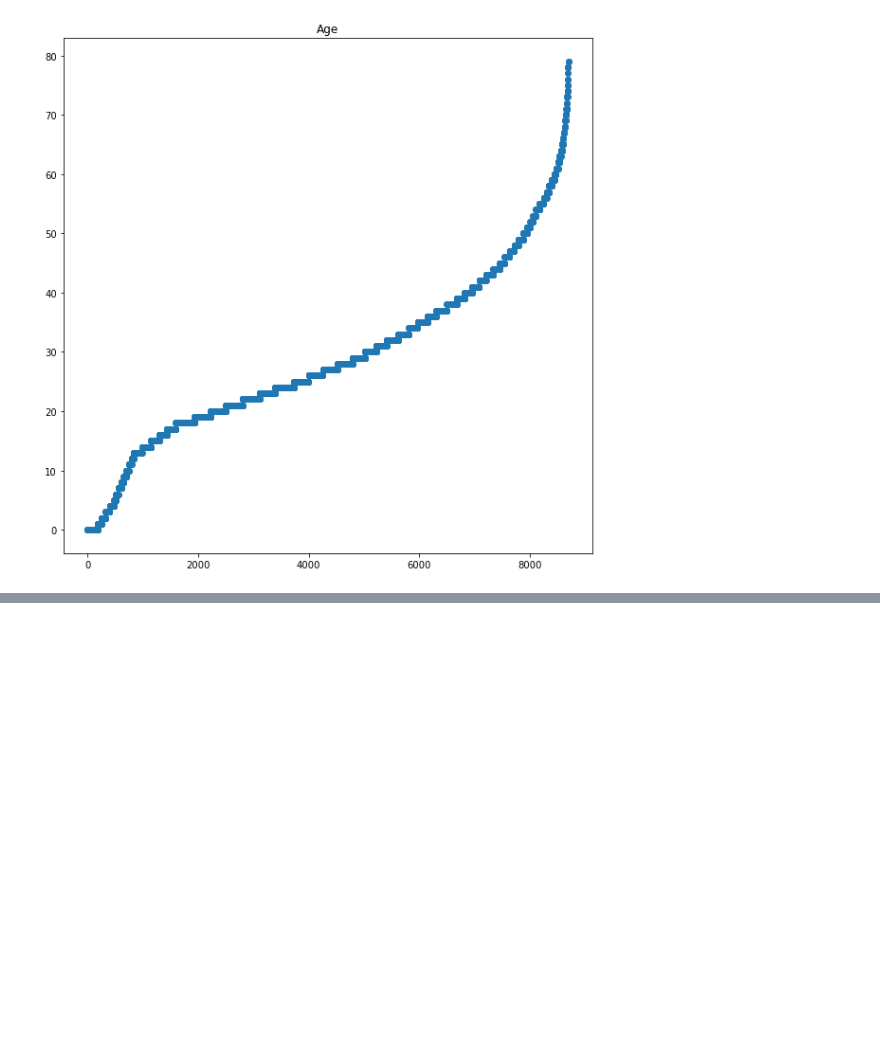
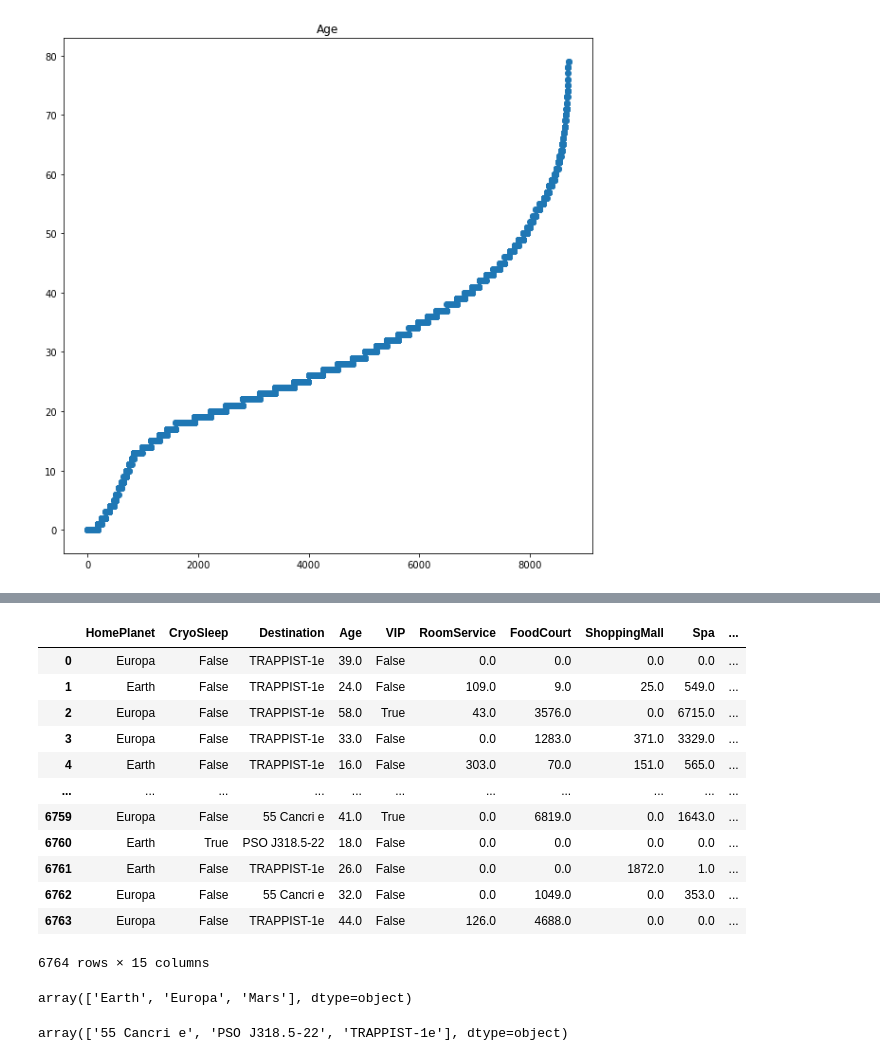
Before and after one commit to HyeogDo/spaceship_titanic, a Jupyter notebook: starting.ipynb, the cells around one changed output, grey strips where cells are left out. Drawn from its saved outputs; the diff is of its cells as text; code cells hidden in the pictures; blank space fills up the shorter version.

```diff
--- a/starting.ipynb
+++ b/starting.ipynb
@@ -157,0 +179,3 @@ VRDeck
+# %%
+# 필요없는 두 컬럼 제거
+train_na.drop(["PassengerId", "PassengerGroup"], axis=1, inplace=True)
@@ -157,0 +186,8 @@ VRDeck
+# %%
+# Cabin 컬럼 분할 -> Cabin Grade(등급), CabinLoc(위치) 두개의 파생컬럼 생성
+train_na["CabinGrade"] = ""
+train_na["CabinLoc"] = ""
+for i in range(len(train_na)):
+    train_na.loc[i, "CabinGrade"] = train_na.loc[i, "Cabin"].split("/")[0]
+    train_na.loc[i, "CabinLoc"] = train_na.loc[i, "Cabin"].split("/")[2]
+train_na.head()
@@ -157,0 +201,9 @@ VRDeck
+# %%
+train_na.drop("Cabin", axis=1, inplace=True)
+# %%
+# Underage(미성년 여부) 컬럼 추가
+train_na["Underage"] = 0
+for i in range(len(train_na)):
+    if train_na.loc[i, "Age"] < 20:
+        train_na.loc[i, "Underage"] = 1
+train_na.head()
@@ -157,0 +217,16 @@ VRDeck
+# %%
+train_na
+# %% [output]
+|  | HomePlanet | CryoSleep | Destination | Age | VIP | RoomService | FoodCourt | ShoppingMall | Spa | ... |
+| 0 | Europa | False | TRAPPIST-1e | 39.0 | False | 0.0 | 0.0 | 0.0 | 0.0 | ... |
+| 1 | Earth | False | TRAPPIST-1e | 24.0 | False | 109.0 | 9.0 | 25.0 | 549.0 | ... |
+| 2 | Europa | False | TRAPPIST-1e | 58.0 | True | 43.0 | 3576.0 | 0.0 | 6715.0 | ... |
+| 3 | Europa | False | TRAPPIST-1e | 33.0 | False | 0.0 | 1283.0 | 371.0 | 3329.0 | ... |
+| 4 | Earth | False | TRAPPIST-1e | 16.0 | False | 303.0 | 70.0 | 151.0 | 565.0 | ... |
+| ... | ... | ... | ... | ... | ... | ... | ... | ... | ... | ... |
+| 6759 | Europa | False | 55 Cancri e | 41.0 | True | 0.0 | 6819.0 | 0.0 | 1643.0 | ... |
+| 6760 | Earth | True | PSO J318.5-22 | 18.0 | False | 0.0 | 0.0 | 0.0 | 0.0 | ... |
+| 6761 | Earth | False | TRAPPIST-1e | 26.0 | False | 0.0 | 0.0 | 1872.0 | 1.0 | ... |
+| 6762 | Europa | False | 55 Cancri e | 32.0 | False | 0.0 | 1049.0 | 0.0 | 353.0 | ... |
+| 6763 | Europa | False | TRAPPIST-1e | 44.0 | False | 126.0 | 4688.0 | 0.0 | 0.0 | ... |
+6764 rows × 15 columns
@@ -157,0 +235,4 @@ VRDeck
+# %%
+np.unique(train_na["HomePlanet"])
+# %% [output]
+array(['Earth', 'Europa', 'Mars'], dtype=object)
@@ -157,0 +251,4 @@ VRDeck
+# %%
+np.unique(train_na["Destination"])
+# %% [output]
+array(['55 Cancri e', 'PSO J318.5-22', 'TRAPPIST-1e'], dtype=object)
```
Also changed, not shown: parts of 16 cells of this notebook.
